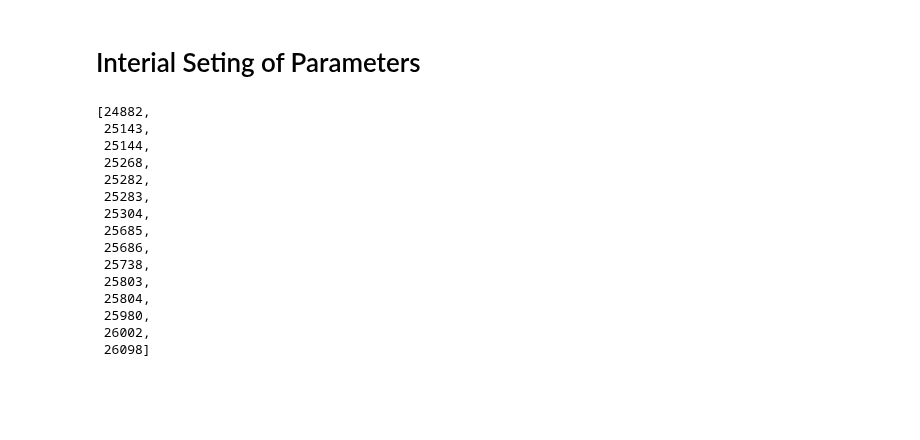
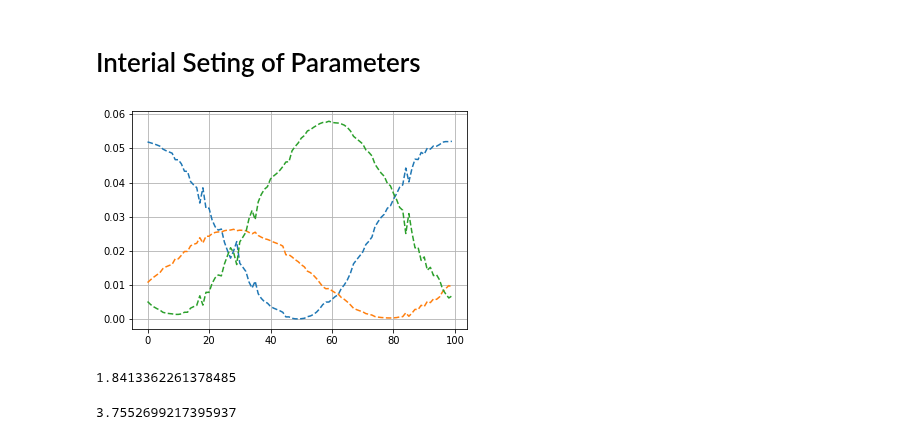
Before and after one commit to bilaljo/MiniPTI, a Jupyter notebook: notebooks/pti.ipynb, the cells around one changed output. Drawn from its saved outputs; the diff is of its cells as text; code cells hidden in the pictures; blank space fills up the shorter version.

Commit message:
New algorithm for output phases implemented

```diff
--- a/notebooks/pti.ipynb
+++ b/notebooks/pti.ipynb
@@ -150,8 +150,7 @@ If a node has an output degree > 1 we can color its node. If every tree has a co
 # %%
 n = 100
 
-def color_nodes(G, roots, root_node=0):
-    colored_nodes = []
+def color_nodes(G, roots, root_node, colored_nodes):
     for i in range(root_node, n):
         root = roots[i]
         neighbors = list(G[root])
@@ -161,7 +160,9 @@ def color_nodes(G, roots, root_node=0):
             G.remove_node(colored_node)
         else:
             return i
-    return colored_nodes
+    else:
+        return None
+    return -1
 # %% [markdown]
 # Interial Seting of Parameters
 # %%
@@ -186,11 +187,12 @@ min_values = []
 max_values = []
 phases = []
 signals = [[], [], []]
-root_node = 1
+root_node = 0
 t = 0
 times = []
+phases_2 = []
+colored_nodes = []
 for dc_1, dc_2, dc_3 in zip(decimation_data["DC1"][:85000], decimation_data["DC2"][:85000], decimation_data["DC3"][:85000]):
-    colored_nodes = None
     inversion = Inversion(signals=np.array([[dc_1, dc_2, dc_3]]))
     inversion.scale_data()
     phase = inversion.get_interferometric_phase()
@@ -199,8 +201,8 @@ for dc_1, dc_2, dc_3 in zip(decimation_data["DC1"][:85000], decimation_data["DC2
     root = 2 * np.pi / n * k
     t += 1
     phase_graph.add_edge(t, root)
-    colored_nodes = color_nodes(G=phase_graph, root_node=root_node, roots=roots)
-    if isinstance(colored_nodes, list):
+    result = color_nodes(G=phase_graph, root_node=root_node, roots=roots, colored_nodes=colored_nodes)
+    if result is None:
         for colored_node in colored_nodes:
             signals[0].append(decimation_data["DC1"][colored_node])
             signals[1].append(decimation_data["DC2"][colored_node])
@@ -208,31 +210,33 @@ for dc_1, dc_2, dc_3 in zip(decimation_data["DC1"][:85000], decimation_data["DC2
         phase_scan = PhaseScan(np.array(signals).T)
         phase_scan.set_max()
         phase_scan.set_min()
+        inversion = Inversion(signals=np.array(signals).T)
+        inversion.scale_data()
+        phases_2 = inversion.get_interferometric_phase()
         min_values.append(PhaseScan.min_intensities)
         max_values.append(PhaseScan.max_intensities)
         phase_scan.scale_data()
         phase_scan.calulcate_output_phases()
         output_phases.append(PhaseScan.output_phases)
-        signals = [[], [], []]
+        #signals = [[], [], []]
         root_node = 0
         times.append(t)
+        break
     else:
-        root_node = colored_nodes
+        root_node = result
-# %%
-times
-# %% [output]
-[24882,
- 25143,
- 25144,
- 25268,
- 25282,
- 25283,
- 25304,
- 25685,
- 25686,
- 25738,
- 25803,
- 25804,
- 25980,
- 26002,
- 26098]
+# %%
+plt.plot(range(len(np.array(signals)[0])), signals[0], "--")
+plt.plot(range(len(np.array(signals)[0])), signals[1], "--")
+plt.plot(range(len(np.array(signals)[0])), signals[2], "--")
+plt.xlabel("Time [s]", fontsize=12)
+plt.ylabel("Photo Detector Voltage [V]", fontsize=12)
+plt.grid()
+# %% [output]
+[figure, added]
+# %%
+from scipy.optimize import minimize
+
+def detector(i):
+    return lambda x: np.sum((np.cos(phases_2 - x) - phase_scan.scaled_signals[i]) ** 2)
+# %% [output]
+1.8413362261378485
@@ -239,2 +245,6 @@ times
+# %%
+minimize(detector(2), x0=2*np.pi/3, method="CG").x[0]
+# %% [output]
+3.7552699217395937
 # %%
 output_phases
```
Also changed, not shown: parts of 10 cells of this notebook.
